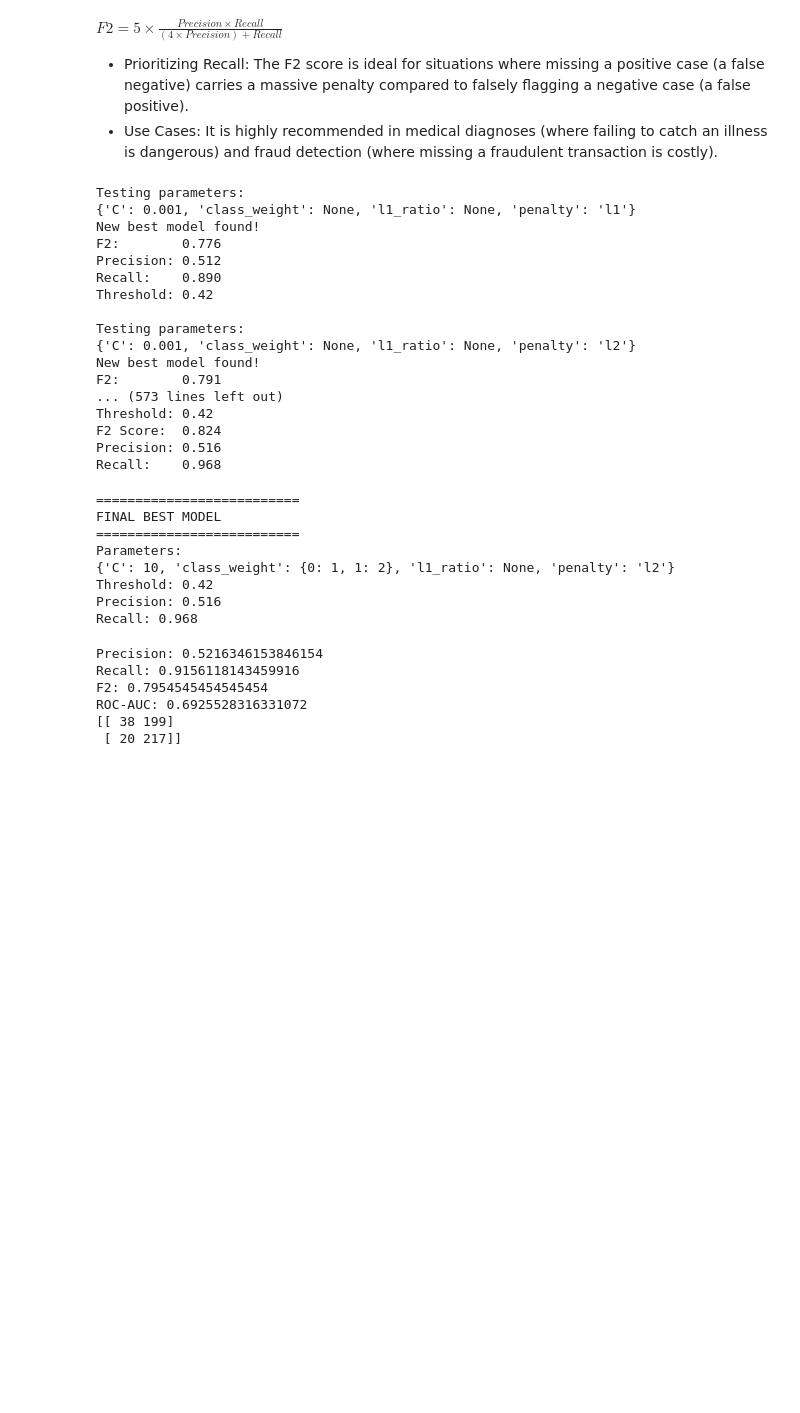
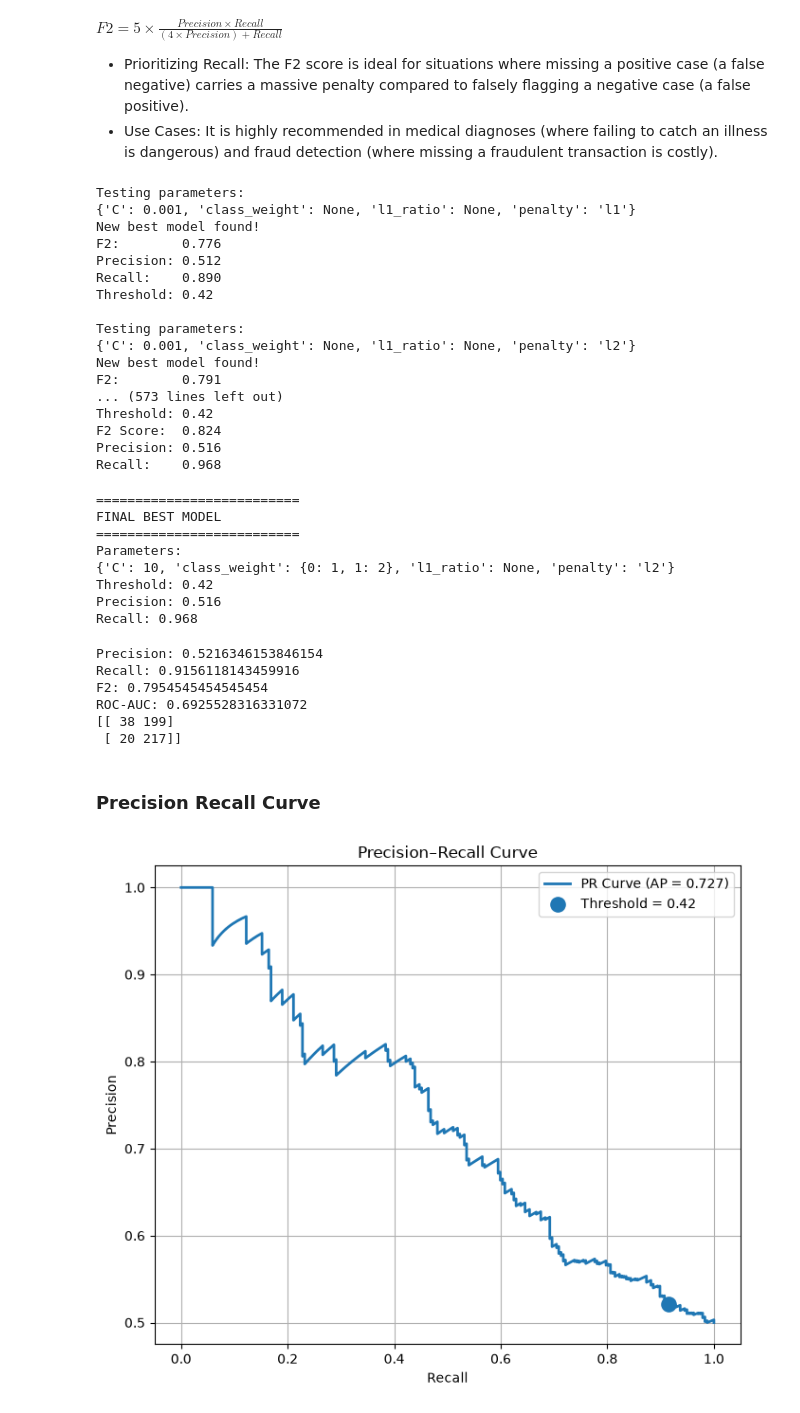
Before and after one commit to Malekos74/CaCOM-HeartWISE, a Jupyter notebook: src/models/baselines/lr.ipynb, the cells around one changed output. Cells and saved outputs as stored; diff of their text form; code cells hidden in the pictures; blank space fills up the shorter version.

```diff
--- a/src/models/baselines/lr.ipynb
+++ b/src/models/baselines/lr.ipynb
@@ -522,3 +522,67 @@ F2: 0.7954545454545454
 ROC-AUC: 0.6925528316331072
 [[ 38 199]
  [ 20 217]]
+# %% [markdown]
+### Precision Recall Curve
+# %%
+from sklearn.metrics import (
+    precision_recall_curve,
+    average_precision_score,
+    precision_score,
+    recall_score
+)
+
+# Probabilities
+y_prob = best_lr_model.predict_proba(X_test)[:, 1]
+
+# PR curve
+precision, recall, thresholds = precision_recall_curve(
+    y_test,
+    y_prob
+)
+
+ap = average_precision_score(
+    y_test,
+    y_prob
+)
+
+# Chosen operating point
+y_pred = (y_prob >= best_threshold).astype(int)
+
+selected_precision = precision_score(
+    y_test,
+    y_pred
+)
+
+selected_recall = recall_score(
+    y_test,
+    y_pred
+)
+
+plt.figure(figsize=(7,6))
+
+plt.plot(
+    recall,
+    precision,
+    linewidth=2,
+    label=f"PR Curve (AP = {ap:.3f})"
+)
+
+plt.scatter(
+    selected_recall,
+    selected_precision,
+    s=120,
+    marker="o",
+    label=f"Threshold = {best_threshold:.2f}"
+)
+
+plt.xlabel("Recall")
+plt.ylabel("Precision")
+plt.title("Precision–Recall Curve")
+plt.legend()
+plt.grid(True)
+
+plt.tight_layout()
+plt.show()
+# %% [output]
+[figure, added]
```
Also changed, not shown: parts of 2 cells of this notebook.
